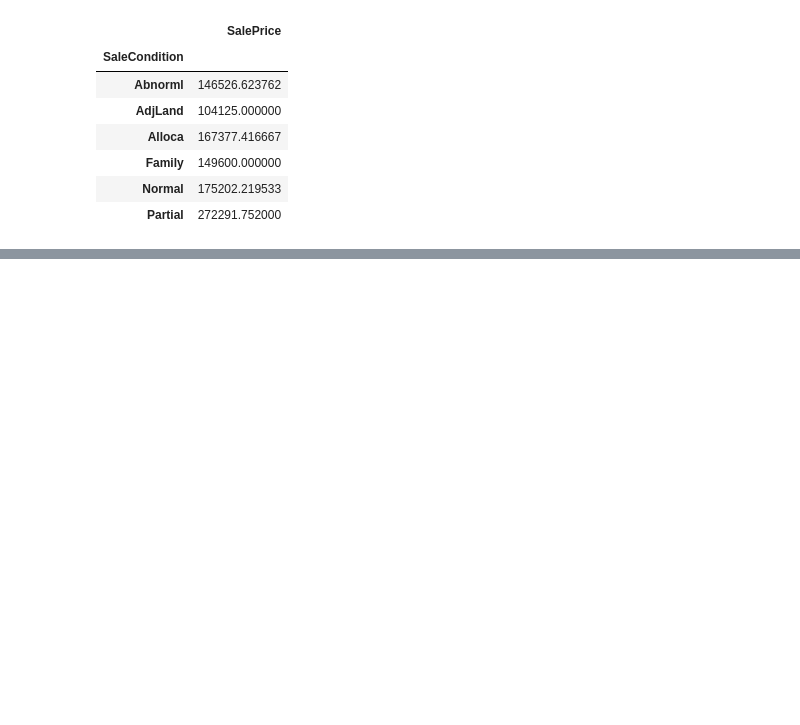
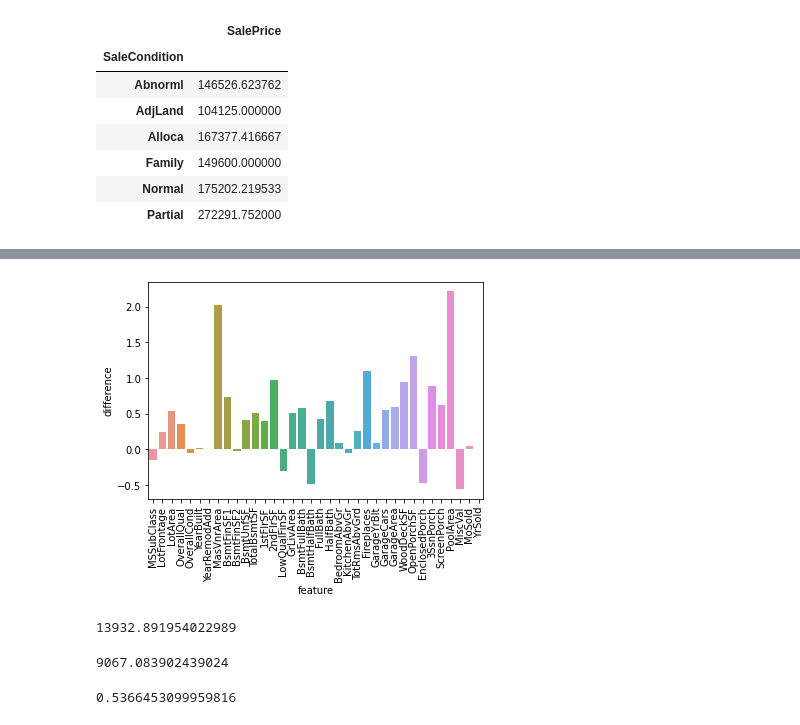
Before and after one commit to suhyun-cho/Dive-to-Kaggle, a Jupyter notebook: House-Prices/House Prices EDA.ipynb, the cells around one changed output, grey strips where cells are left out. Cells and saved outputs as stored; diff of their text form; code cells hidden in the pictures; blank space fills up the shorter version.

```diff
--- a/House-Prices/House Prices EDA.ipynb
+++ b/House-Prices/House Prices EDA.ipynb
@@ -382,0 +790,29 @@ train[['SaleCondition','SalePrice']].groupby('SaleCondition').mean()
+# %%
+# 여기서 features는 양적변수
+features=quantitative
+
+standard=train[train['SalePrice'] < 200000]
+pricey=train[train['SalePrice']>=200000]
+
+diff=pd.DataFrame()
+diff['feature']=features
+# 결측치는 0으로 채우고, 집값이 비싼그룹에서의 각 컬럼별 평균값과, 집값이 싼 그룹에서의 컬럼별 평균값 차이를
+### 집값이 싼 그룹에서의 컬럼별 평균값 차이로 나눈다.
+diff['difference']= [(pricey[f].fillna(0.).mean() - standard[f].fillna(0.).mean()) / (standard[f].fillna(0.).mean()) for f in features]
+
+sns.barplot(data=diff, x='feature',y='difference')
+x=plt.xticks(rotation=90)
+# %% [output]
+[figure, added]
+# %%
+pricey['LotArea'].fillna(0.).mean()
+# %% [output]
+13932.891954022989
+# %%
+standard['LotArea'].fillna(0.).mean()
+# %% [output]
+9067.083902439024
+# %%
+(pricey['LotArea'].fillna(0.).mean()-standard['LotArea'].fillna(0.).mean())/standard['LotArea'].fillna(0.).mean()
+# %% [output]
+0.5366453099959816
```
Also changed, not shown: parts of 35 cells of this notebook.
